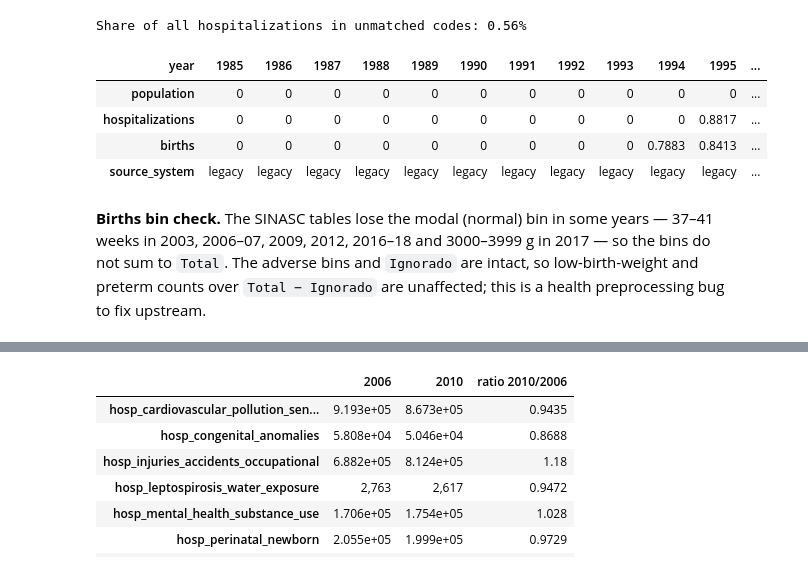
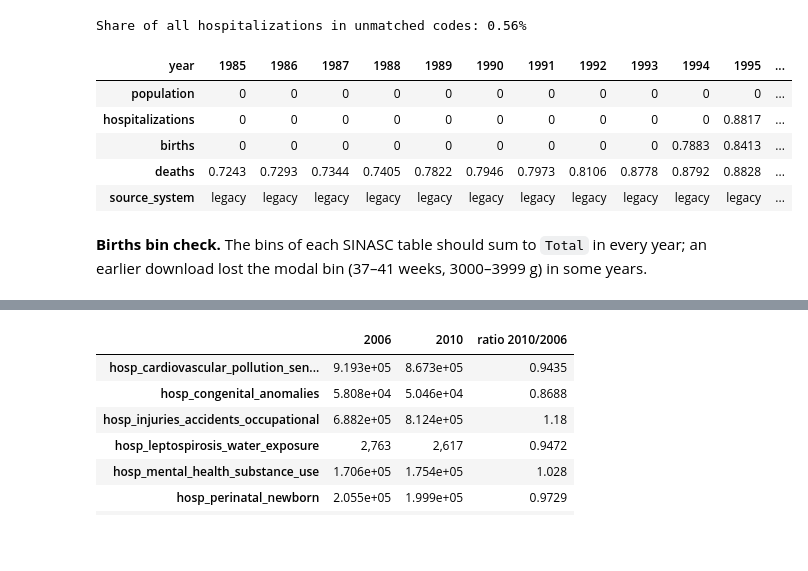
Before and after one commit to felixschulz385/Masterthesis, a Jupyter notebook: output/notebooks/health/01_descriptives.ipynb, the cells around one changed output, grey strips where cells are left out. Cells and saved outputs as stored; diff of their text form; code cells hidden in the pictures; blank space fills up the shorter version.

```diff
--- a/output/notebooks/health/01_descriptives.ipynb
+++ b/output/notebooks/health/01_descriptives.ipynb
@@ -110,30 +110,29 @@ Share of all hospitalizations in unmatched codes: 0.56%
 # %%
 df = adm2.copy()
 df["source_system"] = panels.sih_source_system(df["year"])
 df["population"] = df["population"].astype(float)
 df["state"] = df["mun_id"].str[:2]
 df["state_year"] = df["state"] + "_" + df["year"].astype(str)
 df["biome_year"] = df["biome"] + "_" + df["year"].astype(str)
 
 availability = df.groupby("year").agg(
     population=("population", lambda x: x.notna().mean()),
     hospitalizations=("hosp_hospitalizations_count", lambda x: x.notna().mean()),
     births=("births", lambda x: x.notna().mean()),
+    deaths=("deaths_total", lambda x: x.notna().mean()),
     source_system=("source_system", "first"),
 )
 display(availability.T)
 # %% [output]
 | year | 1985 | 1986 | 1987 | 1988 | 1989 | 1990 | 1991 | 1992 | 1993 | 1994 | 1995 | ... |
 | population | 0 | 0 | 0 | 0 | 0 | 0 | 0 | 0 | 0 | 0 | 0 | ... |
 | hospitalizations | 0 | 0 | 0 | 0 | 0 | 0 | 0 | 0 | 0 | 0 | 0.8817 | ... |
 | births | 0 | 0 | 0 | 0 | 0 | 0 | 0 | 0 | 0 | 0.7883 | 0.8413 | ... |
+| deaths | 0.7243 | 0.7293 | 0.7344 | 0.7405 | 0.7822 | 0.7946 | 0.7973 | 0.8106 | 0.8778 | 0.8792 | 0.8828 | ... |
 | source_system | legacy | legacy | legacy | legacy | legacy | legacy | legacy | legacy | legacy | legacy | legacy | ... |
 # %% [markdown]
-**Births bin check.** The SINASC tables lose the modal (normal) bin in some years —
-37–41 weeks in 2003, 2006–07, 2009, 2012, 2016–18 and 3000–3999 g in 2017 — so the bins
-do not sum to `Total`. The adverse bins and `Ignorado` are intact, so low-birth-weight
-and preterm counts over `Total − Ignorado` are unaffected; this is a health
-preprocessing bug to fix upstream.
+**Births bin check.** The bins of each SINASC table should sum to `Total` in every year;
+an earlier download lost the modal bin (37–41 weeks, 3000–3999 g) in some years.
 # %%
 for name, file_name in [("gestation", "health_gestational_duration"), ("birth weight", "health_birth_weight")]:
     table = pd.read_parquet(panels.HEALTH_PROCESSED_DIR / f"{file_name}.parquet")
```
Also changed, not shown: parts of 35 cells of this notebook, 4 other files.
